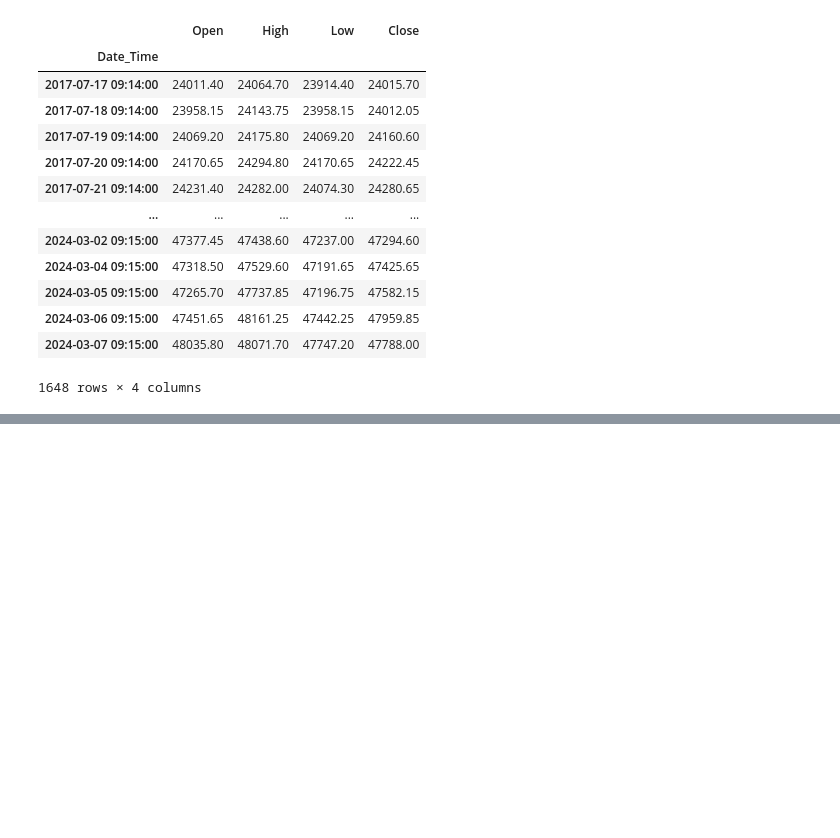
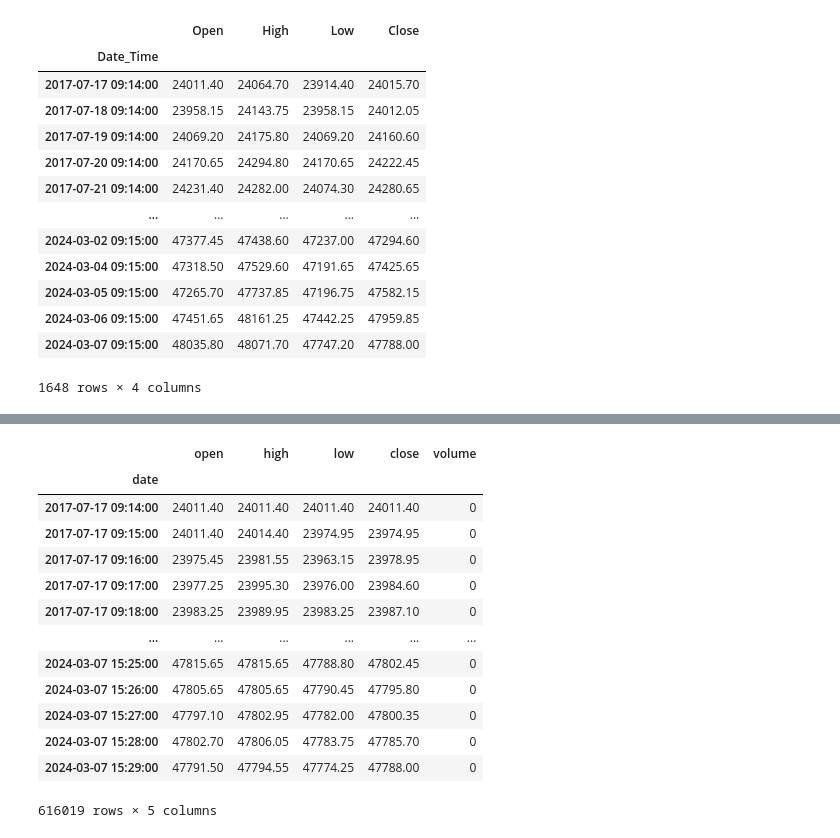
Before and after one commit to baobach/Algo-Trading-Strategies, a Jupyter notebook: research/Convertion_of _data.ipynb, the cells around one changed output, grey strips where cells are left out. Saved outputs shown, nothing was run; the diff lists cells and outputs as text; code cells hidden in the pictures; blank space fills up the shorter version.

```diff
--- a/research/Convertion_of _data.ipynb
+++ b/research/Convertion_of _data.ipynb
@@ -158,0 +145,17 @@ data45.to_csv("../data/raw/5EMA_1WBN.csv")
+# %%
+data
+# %% [output]
+|  | open | high | low | close | volume |
+| date |  |  |  |  |  |
+| 2017-07-17 09:14:00 | 24011.40 | 24011.40 | 24011.40 | 24011.40 | 0 |
+| 2017-07-17 09:15:00 | 24011.40 | 24014.40 | 23974.95 | 23974.95 | 0 |
+| 2017-07-17 09:16:00 | 23975.45 | 23981.55 | 23963.15 | 23978.95 | 0 |
+| 2017-07-17 09:17:00 | 23977.25 | 23995.30 | 23976.00 | 23984.60 | 0 |
+| 2017-07-17 09:18:00 | 23983.25 | 23989.95 | 23983.25 | 23987.10 | 0 |
+| ... | ... | ... | ... | ... | ... |
+| 2024-03-07 15:25:00 | 47815.65 | 47815.65 | 47788.80 | 47802.45 | 0 |
+| 2024-03-07 15:26:00 | 47805.65 | 47805.65 | 47790.45 | 47795.80 | 0 |
+| 2024-03-07 15:27:00 | 47797.10 | 47802.95 | 47782.00 | 47800.35 | 0 |
+| 2024-03-07 15:28:00 | 47802.70 | 47806.05 | 47783.75 | 47785.70 | 0 |
+| 2024-03-07 15:29:00 | 47791.50 | 47794.55 | 47774.25 | 47788.00 | 0 |
+616019 rows × 5 columns
```
Also changed, not shown: parts of 11 cells of this notebook, 6 other files.
